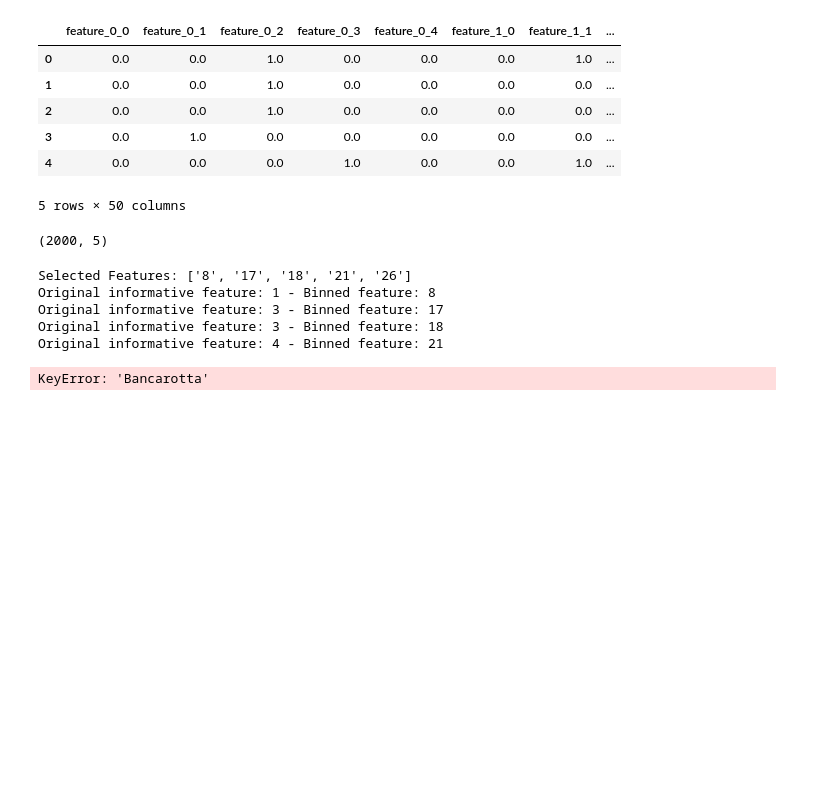
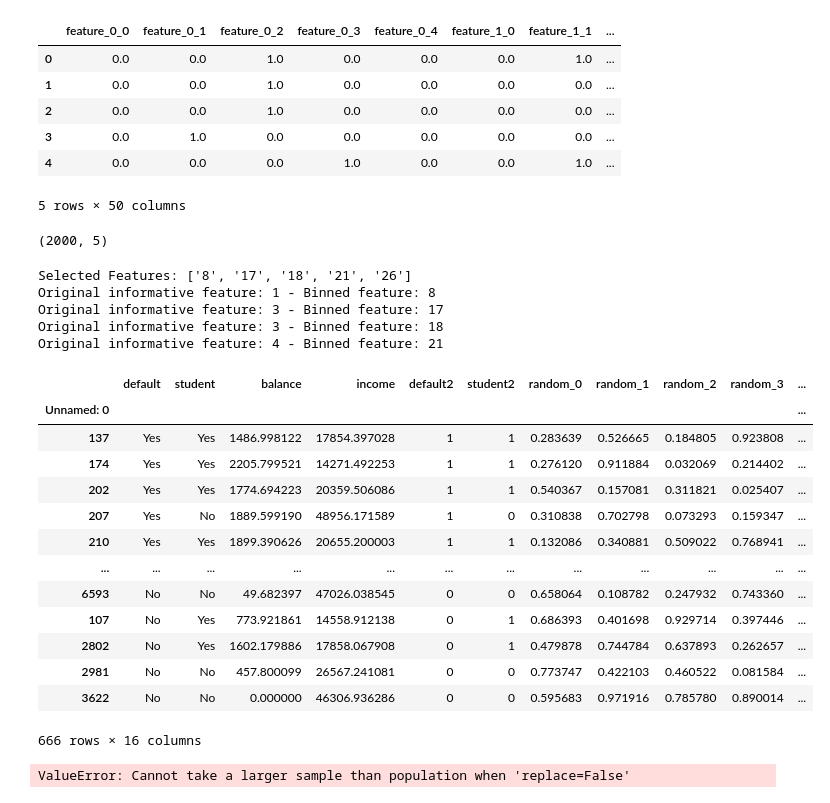
Before and after one commit to vincenzorrei/EDU-FeatureSelection, a Jupyter notebook: main.ipynb, the cells around one changed output. Cells and saved outputs as stored; diff of their text form; code cells hidden in the pictures; blank space fills up the shorter version.

```diff
--- a/main.ipynb
+++ b/main.ipynb
@@ -710,11 +781,28 @@ Original informative feature: 1 - Binned feature: 8
 Original informative feature: 3 - Binned feature: 17
 Original informative feature: 3 - Binned feature: 18
 Original informative feature: 4 - Binned feature: 21
+# %%
+df
+# %% [output]
+|  | default | student | balance | income | default2 | student2 | random_0 | random_1 | random_2 | random_3 | ... |
+| Unnamed: 0 |  |  |  |  |  |  |  |  |  |  | ... |
+| 137 | Yes | Yes | 1486.998122 | 17854.397028 | 1 | 1 | 0.283639 | 0.526665 | 0.184805 | 0.923808 | ... |
+| 174 | Yes | Yes | 2205.799521 | 14271.492253 | 1 | 1 | 0.276120 | 0.911884 | 0.032069 | 0.214402 | ... |
+| 202 | Yes | Yes | 1774.694223 | 20359.506086 | 1 | 1 | 0.540367 | 0.157081 | 0.311821 | 0.025407 | ... |
+| 207 | Yes | No | 1889.599190 | 48956.171589 | 1 | 0 | 0.310838 | 0.702798 | 0.073293 | 0.159347 | ... |
+| 210 | Yes | Yes | 1899.390626 | 20655.200003 | 1 | 1 | 0.132086 | 0.340881 | 0.509022 | 0.768941 | ... |
+| ... | ... | ... | ... | ... | ... | ... | ... | ... | ... | ... | ... |
+| 6593 | No | No | 49.682397 | 47026.038545 | 0 | 0 | 0.658064 | 0.108782 | 0.247932 | 0.743360 | ... |
+| 107 | No | Yes | 773.921861 | 14558.912138 | 0 | 1 | 0.686393 | 0.401698 | 0.929714 | 0.397446 | ... |
+| 2802 | No | Yes | 1602.179886 | 17858.067908 | 0 | 1 | 0.479878 | 0.744784 | 0.637893 | 0.262657 | ... |
+| 2981 | No | No | 457.800099 | 26567.241081 | 0 | 0 | 0.773747 | 0.422103 | 0.460522 | 0.081584 | ... |
+| 3622 | No | No | 0.000000 | 46306.936286 | 0 | 0 | 0.595683 | 0.971916 | 0.785780 | 0.890014 | ... |
+666 rows × 16 columns
 # %%
-df_zeros = df[df['Bancarotta'] == 0]
-df_ones = df[df['Bancarotta'] == 1]
+df_zeros = df[df['default2'] == 0]
+df_ones = df[df['default2'] == 1]
 n_desired_ones = 600
 df_zeros = df_zeros.sample(n_desired_ones, random_state=42)
 df_unbalanced = pd.concat([df_zeros, df_ones])
 # %% [output]
-KeyError: 'Bancarotta'
+ValueError: Cannot take a larger sample than population when 'replace=False'
```
Also changed, not shown: parts of 35 cells of this notebook.
